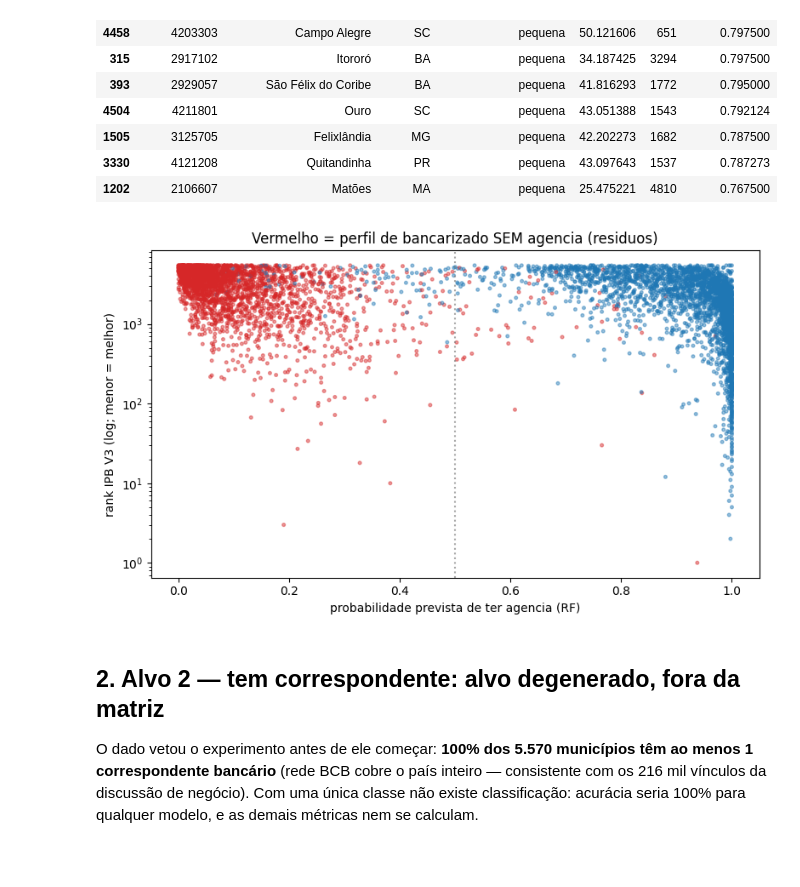
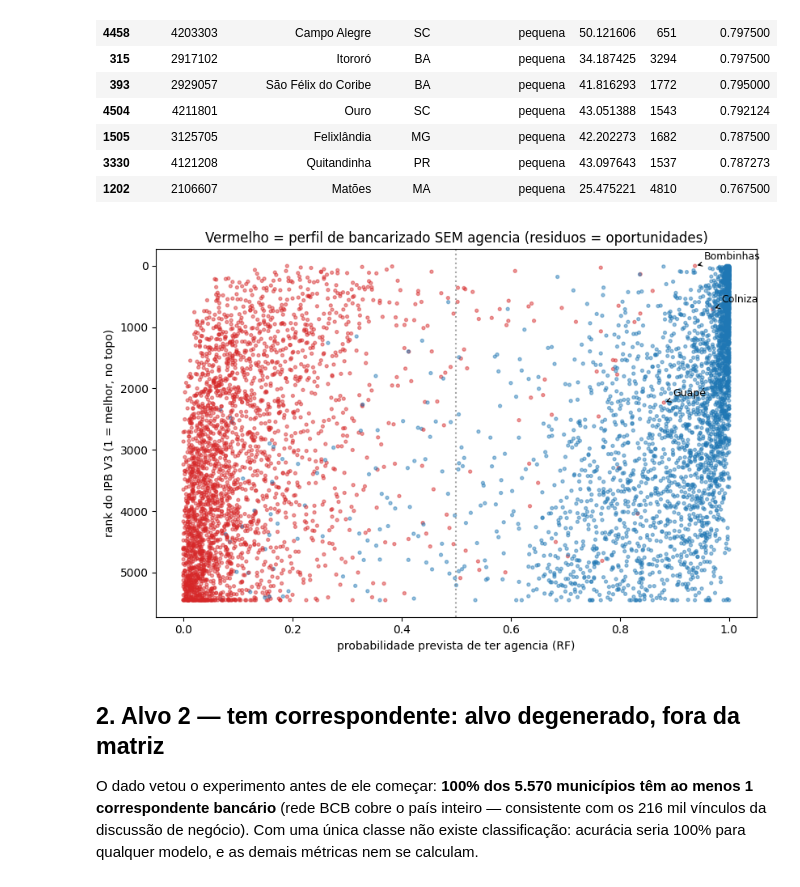
Before and after one commit to LucioFrCruz/heluvina_projeto_final_202602, a Jupyter notebook: notebooks/01_modelagem/02_classificacao_presenca.ipynb, the cells around one changed output. Saved outputs shown, nothing was run; the diff lists cells and outputs as text; code cells hidden in the pictures; blank space fills up the shorter version.

```diff
--- a/notebooks/01_modelagem/02_classificacao_presenca.ipynb
+++ b/notebooks/01_modelagem/02_classificacao_presenca.ipynb
@@ -200,21 +237,23 @@ residuos.head(15)
 | 3330 | 4121208 | Quitandinha | PR | pequena | 43.097643 | 1537 | 0.787273 |
 | 1202 | 2106607 | Matões | MA | pequena | 25.475221 | 4810 | 0.767500 |
 # %%
-import numpy as np
-
-fig, ax = plt.subplots(figsize=(8, 4.8))
+fig, ax = plt.subplots(figsize=(8.5, 5.5))
 cores = np.where(df[ALVO] == 1, "#1f77b4", "#d62728")
-ax.scatter(prob_todos, df["rank"], c=cores, s=7, alpha=0.45)
-ax.set_yscale("log")
+ax.scatter(prob_todos, df["rank"], c=cores, s=8, alpha=0.45)
 ax.axvline(0.5, color="gray", ls=":", alpha=0.7)
+ax.invert_yaxis()  # rank 1 no topo (melhor oportunidade primeiro)
 ax.set_xlabel("probabilidade prevista de ter agencia (RF)")
-ax.set_ylabel("rank IPB V3 (log; menor = melhor)")
-ax.set_title("Vermelho = perfil de bancarizado SEM agencia (residuos)")
+ax.set_ylabel("rank do IPB V3 (1 = melhor, no topo)")
+ax.set_title("Vermelho = perfil de bancarizado SEM agencia (residuos = oportunidades)")
+for _, r in residuos.head(3).iterrows():
+    ax.annotate(r["nome_municipio"], (r["prob_prevista"], r["rank"]),
+                textcoords="offset points", xytext=(8, 6), fontsize=9,
+                arrowprops=dict(arrowstyle="->", color="black", lw=0.8))
 fig.tight_layout()
 fig.savefig(FIGS / "02_residuos_rank.png", dpi=110)
 plt.show()
 # %% [output]
-[figure, old version]
+[figure, new version]
 # %% [markdown]
 ## 2. Alvo 2 — tem correspondente: **alvo degenerado, fora da matriz**
 
```
Also changed, not shown: parts of 12 cells of this notebook, 5 other files.
